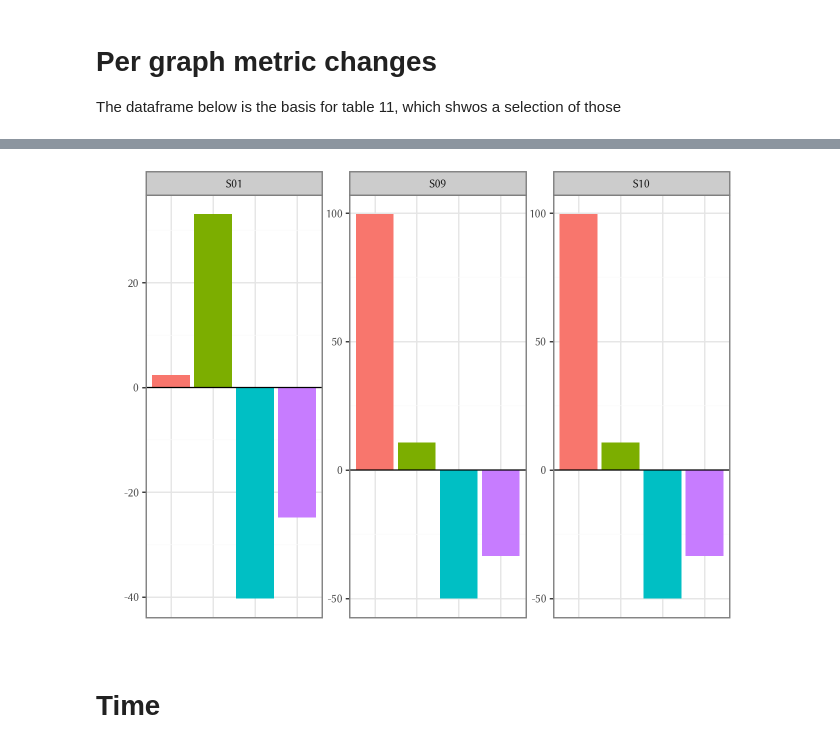
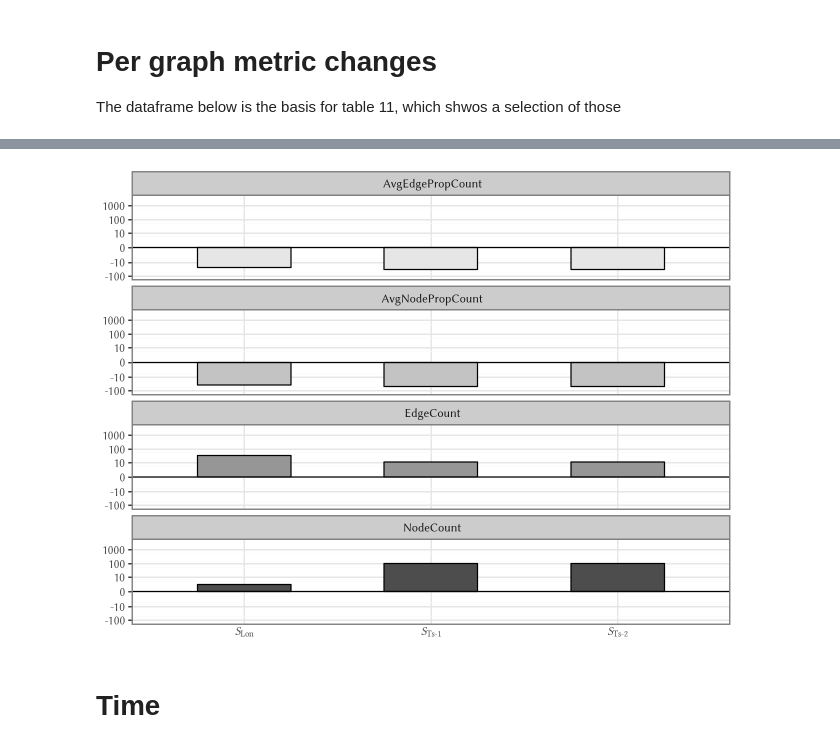
Before and after one commit to dmki-tuwien/lpg-normalization, a Jupyter notebook: evaluation_tables_and_figures.ipynb, the cells around one changed output, grey strips where cells are left out. Cells and saved outputs as stored; diff of their text form; code cells hidden in the pictures.

Commit message:
Updated figure and table generation

```diff
--- a/evaluation_tables_and_figures.ipynb
+++ b/evaluation_tables_and_figures.ipynb
@@ -63,6 +66,8 @@ The dataframe below is the basis for table 11, which shwos a selection of those
 per_graph_metrics = pd.read_csv("out/metrics.csv")
 per_graph_metrics = per_graph_metrics[(per_graph_metrics["database"] == "neo4j")]
 per_graph_metrics = per_graph_metrics[["graph","metric","value","method"]]
+per_graph_metrics = per_graph_metrics.round(6)
 per_graph_metrics.drop_duplicates(inplace=True, ignore_index=True)
 per_graph_metrics = pd.pivot(per_graph_metrics, values="value", index=["method","graph"], columns=["metric"])
 per_graph_metrics.to_excel("out/per_graph_changes.xlsx")
+per_graph_metrics
@@ -112,13 +136,10 @@ plot_df
 144 rows × 4 columns
 # %%
-method_order = (
-    plot_df.groupby('method')['percentage_diff']
-    .mean()
-    .sort_values(ascending=True)
-    .index.tolist()
-)
-#plot_df['method'] = pd.Categorical(plot_df['method'], categories=method_order, ordered=True)
-plot_df["graph"] = plot_df["graph"].str.slice(0,3)
+plot_df["metric"] = plot_df["metric"].str.slice(8,)
+
+plot_df["percentage_diff"] = plot_df["percentage_diff"].fillna(0)
 plot1_df=plot_df[(plot_df["method"]=="all")]
-plot2_df=plot_df[(plot_df["method"]=="edge-left") & ((plot_df["graph"].str.contains("S01")) | (plot_df["graph"].str.contains("S10")) | (plot_df["graph"].str.contains("S09")))]
-plot3_df=plot_df[(plot_df["method"]=="node-left") & ((plot_df["graph"].str.contains("S01")) | (plot_df["graph"].str.contains("S10")) | (plot_df["graph"].str.contains("S09")))]
+plot2_df=plot_df[(plot_df["method"]=="edge-left") & ((plot_df["graph"].str.contains("Lon")) | (plot_df["graph"].str.contains("Ts-")))]
+plot3_df=plot_df[(plot_df["method"]=="node-left") & ((plot_df["graph"].str.contains("Lon")) | (plot_df["graph"].str.contains("Ts-")))]
+
+plot1_df
@@ -147,41 +185,44 @@ plot1.show()
 # %%
 plot2 = (
-    ggplot(plot2_df, aes(x='metric', y='percentage_diff', fill='metric'))
-    + geom_col()
+    ggplot(plot2_df, aes(x='graph', y='percentage_diff', fill='metric'))
+    + geom_col(color="black", position='dodge', width=0.5)
     + geom_hline(yintercept=0, color="black")
-    + facet_wrap('graph', scales='free_y', ncol=3)
+    + scale_fill_grey(start=0.9, end=0.3)
+    + scale_y_continuous(trans="symlog", limits=(-100,3000))
+    + facet_wrap('metric', scales='free_y', ncol=1)
     + labs(
-  #      y="Relative difference after normalization (%)",
-        y=" ",
-        x=" ",
-        fill="Statistic"
-    )
-    + theme_bw()
-    + theme(text=element_text(family='Libertinus Sans'),
-            plot_background=element_rect(fill='white', color=None),
-            axis_text_x=element_blank(),
-            axis_ticks_major_x=element_blank(),
-            legend_position='none')
-)
-plot2.show()
-plot3 = (
-    ggplot(plot3_df, aes(x='metric', y='percentage_diff', fill='metric'))
-    + geom_col()
-    + geom_hline(yintercept=0, color="black")
-    + facet_wrap('graph', scales='free_y', ncol=3)
-    + labs(
-   #     y="Relative difference after normalization (%)",
-        y=" ",
+        y="Relative difference after normalization (%)",
         x=" ",
         fill="Statistic"
     )
     + theme_bw()
     + theme(text=element_text(family='Libertinus Sans'),
             plot_background=element_rect(fill='white'),
-            axis_text_x=element_blank(),
+            axis_title=element_blank(),
             axis_ticks_major_x=element_blank(),
             legend_position='none')
 )
+plot2.save("out/fig7c-changes-edges.pdf", width=4, height=12, units="cm")
+plot3 = (
+    ggplot(plot3_df, aes(x='graph', y='percentage_diff', fill='metric'))
+    + geom_col(color="black", position='dodge', width=0.5)
+    + geom_hline(yintercept=0, color="black")
+    + scale_fill_grey(start=0.9, end=0.3)
+    + scale_y_continuous(trans="symlog", limits=(-100,3000))
+    + facet_wrap('metric', scales='free_y', ncol=1)
+    + labs(
+        y="Relative difference after normalization (%)",
+        x=" ",
+        fill="Statistic"
+    )
+    + theme_bw()
+    + theme(text=element_text(family='Libertinus Sans'),
+            plot_background=element_rect(fill='white'),
+            axis_title=element_blank(),
+            axis_ticks_major_x=element_blank(),
+            legend_position='none')
+)
+plot3.save("out/fig7b-changes-nodes.pdf", width=4, height=12, units="cm")
 plot3.show()
 # %% [output]
-[figure, old version]
+[figure, new version]
```
Also changed, not shown: parts of 17 cells of this notebook.
